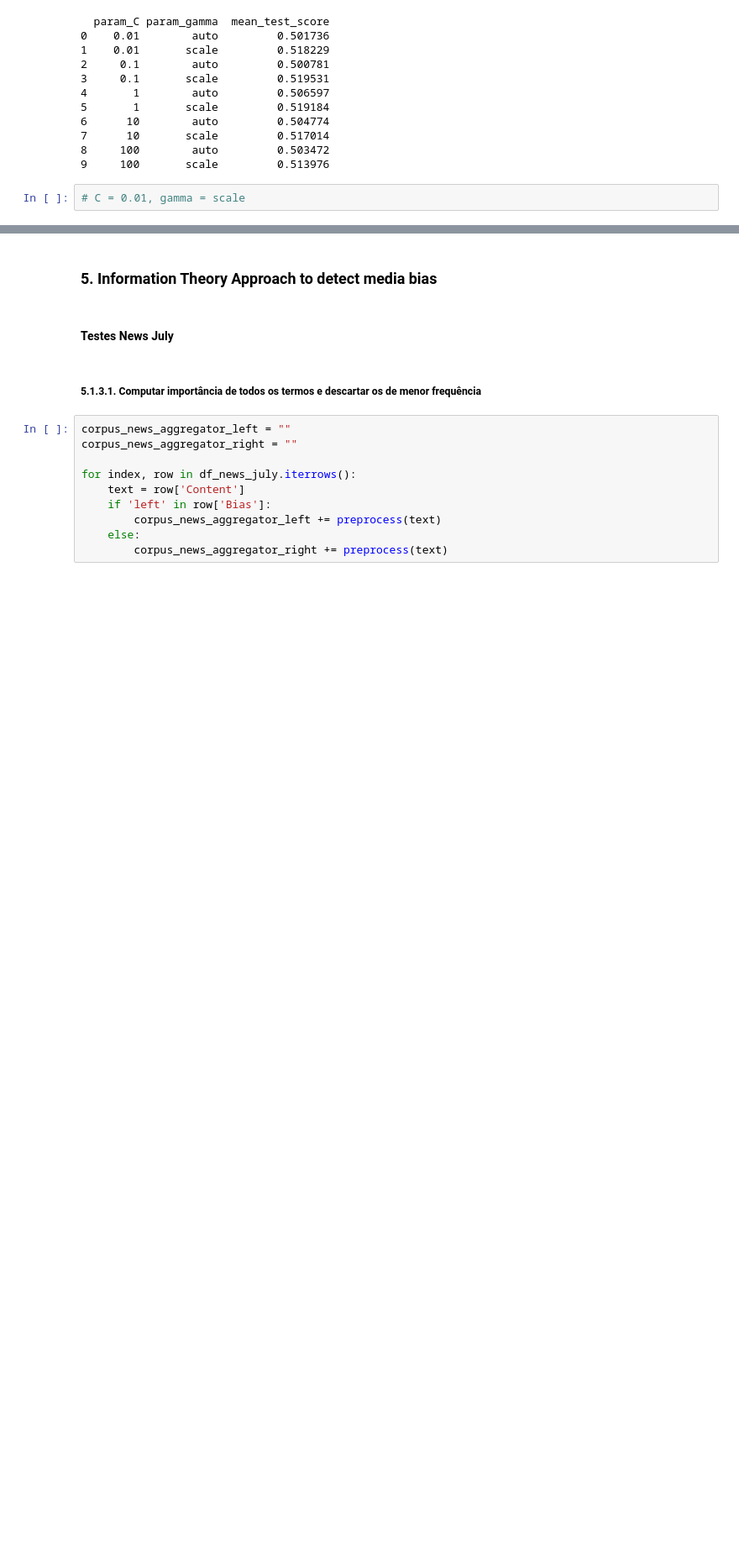
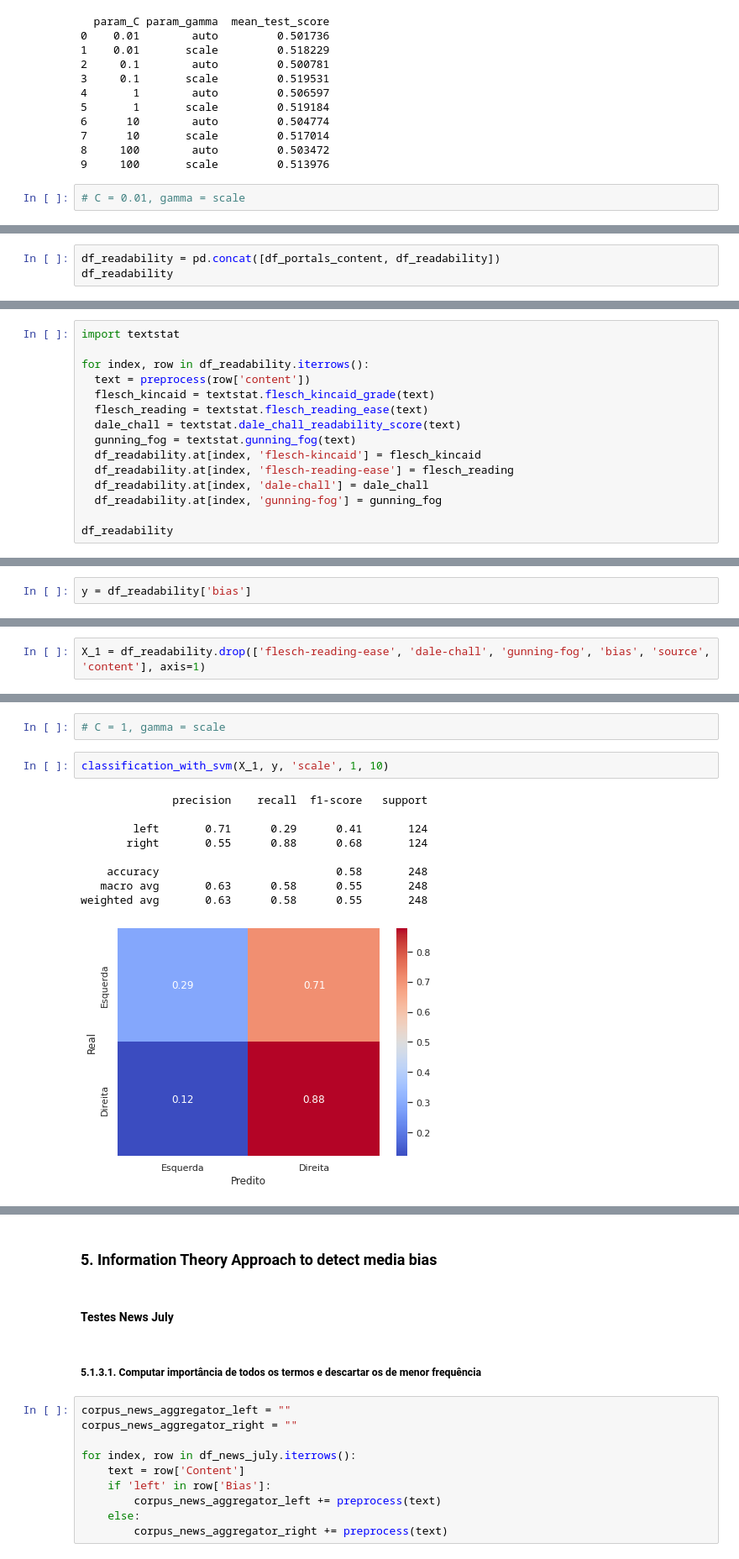
Before and after one commit to ldocarvalho/portals-bias, a Jupyter notebook: portals_bias.ipynb, the cells around one changed output, grey strips where cells are left out. Shown at 84% size. Saved outputs shown, nothing was run; the diff lists cells and outputs as text; blank space fills up the shorter version.

```diff
--- a/portals_bias.ipynb
+++ b/portals_bias.ipynb
@@ -1309,0 +1404,3 @@ weighted avg       0.53      0.52      0.47     11520
+# %%
+df_readability = pd.concat([df_portals_content, df_readability])
+df_readability
@@ -1309,0 +1421,15 @@ weighted avg       0.53      0.52      0.47     11520
+# %%
+import textstat
+
+for index, row in df_readability.iterrows():
+  text = preprocess(row['content'])
+  flesch_kincaid = textstat.flesch_kincaid_grade(text)
+  flesch_reading = textstat.flesch_reading_ease(text)
+  dale_chall = textstat.dale_chall_readability_score(text)
+  gunning_fog = textstat.gunning_fog(text)
+  df_readability.at[index, 'flesch-kincaid'] = flesch_kincaid
+  df_readability.at[index, 'flesch-reading-ease'] = flesch_reading
+  df_readability.at[index, 'dale-chall'] = dale_chall
+  df_readability.at[index, 'gunning-fog'] = gunning_fog
+
+df_readability
@@ -1309,0 +1450,2 @@ weighted avg       0.53      0.52      0.47     11520
+# %%
+y = df_readability['bias']
@@ -1309,0 +1456,2 @@ weighted avg       0.53      0.52      0.47     11520
+# %%
+X_1 = df_readability.drop(['flesch-reading-ease', 'dale-chall', 'gunning-fog', 'bias', 'source', 'content'], axis=1)
@@ -1309,0 +1472,14 @@ weighted avg       0.53      0.52      0.47     11520
+# %%
+# C = 1, gamma = scale
+# %%
+classification_with_svm(X_1, y, 'scale', 1, 10)
+# %% [output]
+              precision    recall  f1-score   support
+
+        left       0.71      0.29      0.41       124
+       right       0.55      0.88      0.68       124
+
+    accuracy                           0.58       248
+   macro avg       0.63      0.58      0.55       248
+weighted avg       0.63      0.58      0.55       248
+[figure, added]
```
Also changed, not shown: parts of 407 cells of this notebook.
